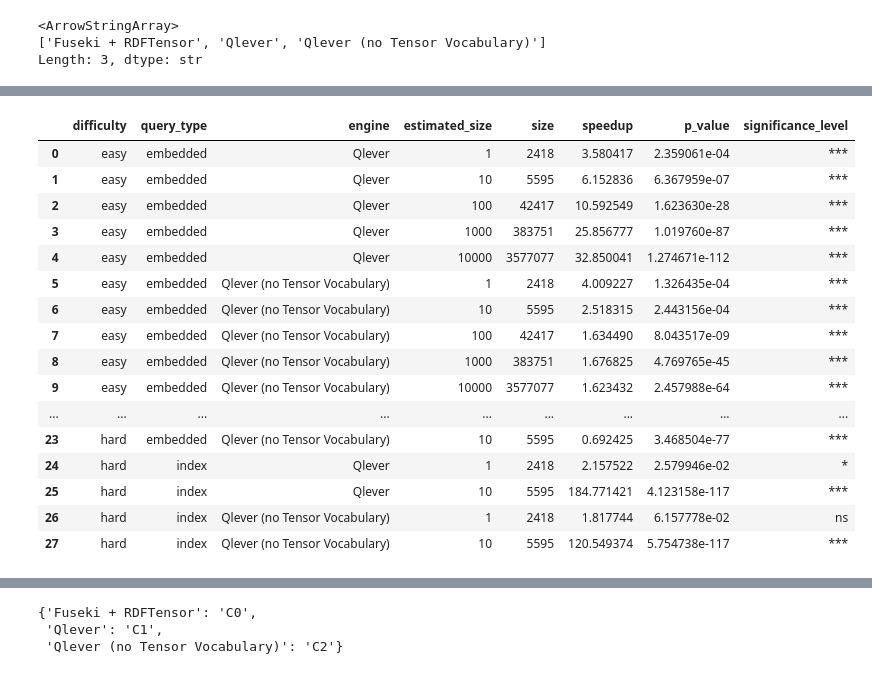
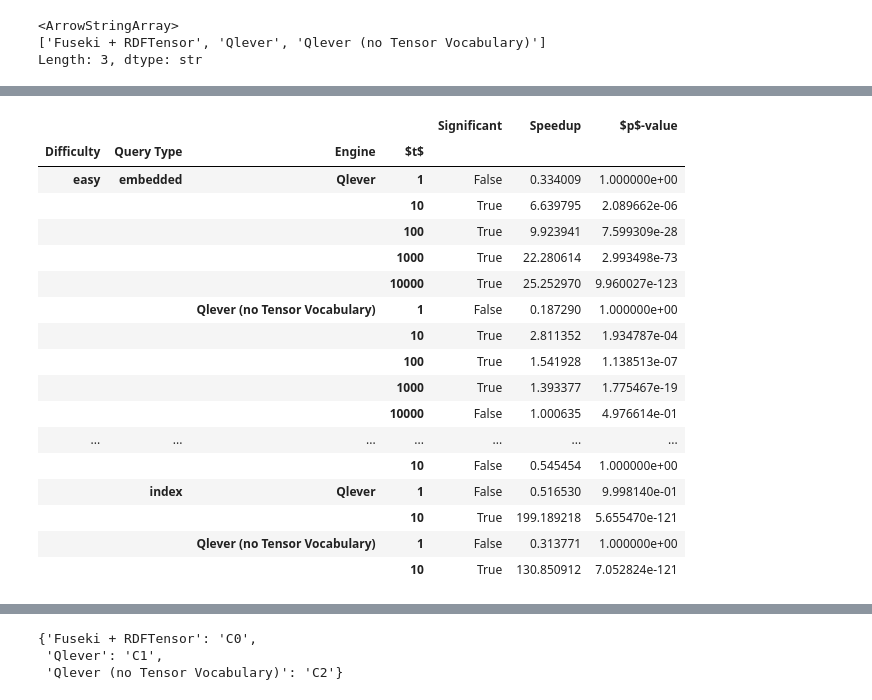
Before and after one commit to Dakantz/Dense-KG-Vector-DB, a Jupyter notebook: benchmarks/eval_timings_bsbm.ipynb, the cells around one changed output, grey strips where cells are left out. Cells and saved outputs as stored; diff of their text form; code cells hidden in the pictures.

```diff
--- a/benchmarks/eval_timings_bsbm.ipynb
+++ b/benchmarks/eval_timings_bsbm.ipynb
@@ -35,8 +38,8 @@ modes = {
     "dbpedia": "DBpedia",
 }
 mode = "bsbm"
-timings_df = pd.read_csv(Path("scratch") / "results" / mode / f"{mode}_timings_all.csv")
-stats_df = pd.read_csv(Path("scratch") / "results" / mode / f"{mode}_stats_all.csv")
+timings_df = pd.read_csv(results_dir / mode / f"{mode}_timings_all.csv")
+stats_df = pd.read_csv(results_dir / mode / f"{mode}_stats_all.csv")
 # %%
 timings_df[(timings_df["query_type"] == "index") & (timings_df["engine"] == "Qlever") & (timings_df["difficulty"] == "hard")].sort_values("size")
 # %% [output]
@@ -89,6 +92,7 @@ engines.sort()
 baseline_engine = engines[0]
 
 from scipy.stats import ttest_ind
+
 
 def siginificance_level(p_value: float) -> str:
     if p_value < 0.001:
@@ -99,6 +103,8 @@ def siginificance_level(p_value: float) -> str:
         return "*"
     else:
         return "ns"
+
+
 # calculate the median speedup vs the baseline engine for each difficulty + query type + engine + size
 # + whether the speedup is statistically significant (using a t-test)
 # the baseline engine
@@ -106,10 +112,17 @@ def calculate_speedup(
     df: pd.DataFrame, baseline_engine: str, baseline_type: str, relevant_measure: str
 ) -> pd.DataFrame:
     results = []
-    chunks = df.groupby(["difficulty", "query_type", "engine", "estimated_size", "size"])
+    chunks = df.groupby(
+        ["difficulty", "query_type", "engine", "estimated_size", "size"]
+    )
+    super_chunks= df.groupby(
+        ["difficulty", "query_type", "engine",]
+    )
     for i, group in chunks:
+        super_group = super_chunks.get_group((group["difficulty"].iloc[0], group["query_type"].iloc[0], group["engine"].iloc[0]))
         if group.empty or (
-            (group["query_type"] == baseline_type).all() and (group["engine"] == baseline_engine).all()
+            (group["query_type"] == baseline_type).all()
+            and (group["engine"] == baseline_engine).all()
         ):
             continue
         baseline_group = df[
@@ -123,7 +136,10 @@ def calculate_speedup(
             continue
         measure_group = group[relevant_measure]
         measure_baseline_group = baseline_group[relevant_measure]
-        t_stat, p_value = ttest_ind(measure_group, measure_baseline_group, equal_var=False)
+        t_stat, p_value = ttest_ind(
+            measure_group, measure_baseline_group, equal_var=False, alternative="less"
+        )
+        adjusted_alpha = 0.01 / len(chunks)  # Bonferroni correction
         speedup = measure_baseline_group.mean() / measure_group.mean()
         results.append(
             {
@@ -134,11 +150,37 @@ def calculate_speedup(
                 "size": group["size"].iloc[0],
                 "speedup": speedup,
                 "p_value": p_value,
-                "significance_level": siginificance_level(p_value)
+                "significance_level": siginificance_level(p_value),
+                "significant": p_value < adjusted_alpha,
             }
         )
-    return pd.DataFrame(results)
+
+    df = pd.DataFrame(results)
+    # index by difficulty, query type, engine, size
+    # df.set_index(["difficulty", "query_type", "engine", "size"], inplace=True)
+    return df
 
 
-calculate_speedup(timings_df, baseline_engine, "embedded", "elapsed_time")
+speedup = calculate_speedup(timings_df, baseline_engine, "embedded", "elapsed_time")
+from utils.helpers import pretty_print_counts
+
+pretty_print_counts(
+    speedup,
+    figures_dir / f"{mode}_speedup.tex",
+    column_mapping={
+        "difficulty": "Difficulty",
+        "query_type": "Query Type",
+        "estimated_size": "$t$",
+        "engine": "Engine",
+        "speedup": "Speedup",
+        "p_value": "$p$-value",
+        # "significance_level": "Significance",
+        "significant": "Significant",
+    },
+    format_cols=["estimated_size", "speedup", "p_value"],
+    to_int_cols=["estimated_size"],
+    index_cols=["difficulty", "query_type", "engine", "estimated_size"],
+    label_xtra=f"{mode}_speedup",
+    caption=f"Speedup of our implementation vs {baseline_engine} for {mode.upper()}"
+)
 # %% [output]
@@ -145,17 +188,18 @@ calculate_speedup(timings_df, baseline_engine, "embedded", "elapsed_time")
-|  | difficulty | query_type | engine | estimated_size | size | speedup | p_value | significance_level |
-| 0 | easy | embedded | Qlever | 1 | 2418 | 3.580417 | 2.359061e-04 | *** |
-| 1 | easy | embedded | Qlever | 10 | 5595 | 6.152836 | 6.367959e-07 | *** |
-| 2 | easy | embedded | Qlever | 100 | 42417 | 10.592549 | 1.623630e-28 | *** |
-| 3 | easy | embedded | Qlever | 1000 | 383751 | 25.856777 | 1.019760e-87 | *** |
-| 4 | easy | embedded | Qlever | 10000 | 3577077 | 32.850041 | 1.274671e-112 | *** |
-| 5 | easy | embedded | Qlever (no Tensor Vocabulary) | 1 | 2418 | 4.009227 | 1.326435e-04 | *** |
-| 6 | easy | embedded | Qlever (no Tensor Vocabulary) | 10 | 5595 | 2.518315 | 2.443156e-04 | *** |
-| 7 | easy | embedded | Qlever (no Tensor Vocabulary) | 100 | 42417 | 1.634490 | 8.043517e-09 | *** |
-| 8 | easy | embedded | Qlever (no Tensor Vocabulary) | 1000 | 383751 | 1.676825 | 4.769765e-45 | *** |
-| 9 | easy | embedded | Qlever (no Tensor Vocabulary) | 10000 | 3577077 | 1.623432 | 2.457988e-64 | *** |
-| ... | ... | ... | ... | ... | ... | ... | ... | ... |
-| 23 | hard | embedded | Qlever (no Tensor Vocabulary) | 10 | 5595 | 0.692425 | 3.468504e-77 | *** |
-| 24 | hard | index | Qlever | 1 | 2418 | 2.157522 | 2.579946e-02 | * |
-| 25 | hard | index | Qlever | 10 | 5595 | 184.771421 | 4.123158e-117 | *** |
-| 26 | hard | index | Qlever (no Tensor Vocabulary) | 1 | 2418 | 1.817744 | 6.157778e-02 | ns |
-| 27 | hard | index | Qlever (no Tensor Vocabulary) | 10 | 5595 | 120.549374 | 5.754738e-117 | *** |
+|  |  |  |  | Significant | Speedup | $p$-value |
+| Difficulty | Query Type | Engine | $t$ |  |  |  |
+| easy | embedded | Qlever | 1 | False | 0.334009 | 1.000000e+00 |
+|  |  |  | 10 | True | 6.639795 | 2.089662e-06 |
+|  |  |  | 100 | True | 9.923941 | 7.599309e-28 |
+|  |  |  | 1000 | True | 22.280614 | 2.993498e-73 |
+|  |  |  | 10000 | True | 25.252970 | 9.960027e-123 |
+|  |  | Qlever (no Tensor Vocabulary) | 1 | False | 0.187290 | 1.000000e+00 |
+|  |  |  | 10 | True | 2.811352 | 1.934787e-04 |
+|  |  |  | 100 | True | 1.541928 | 1.138513e-07 |
+|  |  |  | 1000 | True | 1.393377 | 1.775467e-19 |
+|  |  |  | 10000 | False | 1.000635 | 4.976614e-01 |
+| ... | ... | ... | ... | ... | ... | ... |
+|  |  |  | 10 | False | 0.545454 | 1.000000e+00 |
+|  | index | Qlever | 1 | False | 0.516530 | 9.998140e-01 |
+|  |  |  | 10 | True | 199.189218 | 5.655470e-121 |
+|  |  | Qlever (no Tensor Vocabulary) | 1 | False | 0.313771 | 1.000000e+00 |
+|  |  |  | 10 | True | 130.850912 | 7.052824e-121 |
```
Also changed, not shown: parts of 10 cells of this notebook, 3 other files.
